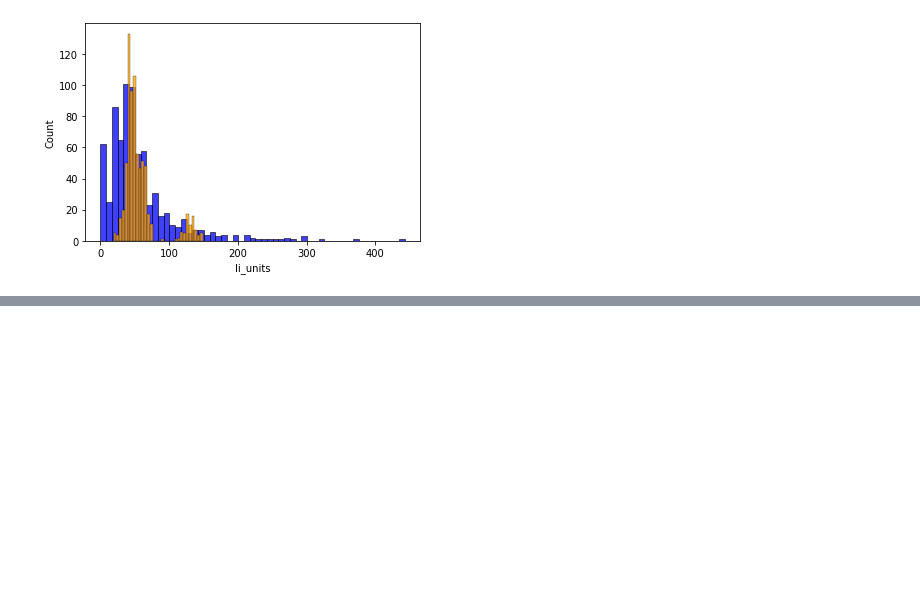
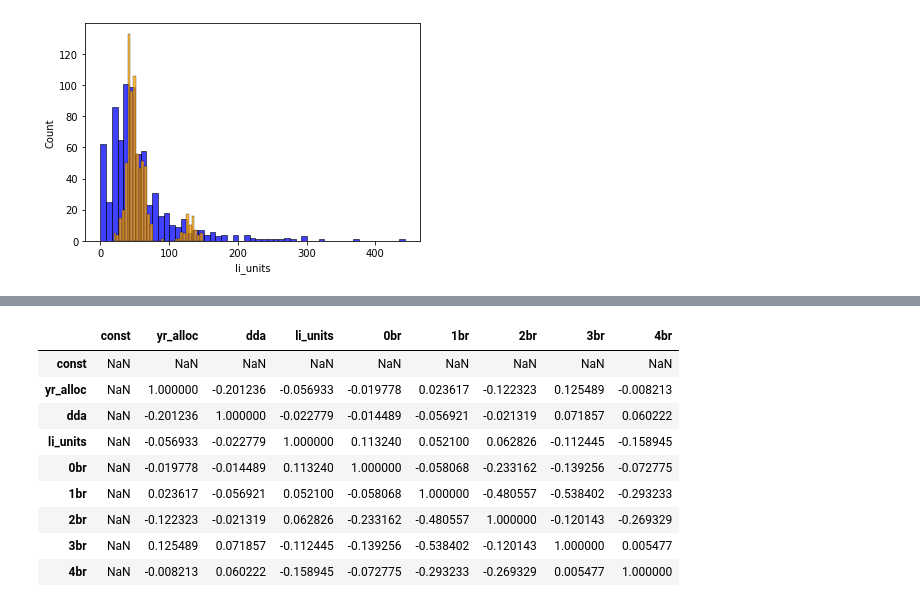
Before and after one commit to pndang/ULI-UCSD-H2H, a Jupyter notebook: LIHTC_analysis/clustering-analysis.ipynb, the cells around one changed output, grey strips where cells are left out. Saved outputs shown, nothing was run; the diff lists cells and outputs as text; code cells hidden in the pictures; blank space fills up the shorter version.

```diff
--- a/LIHTC_analysis/clustering-analysis.ipynb
+++ b/LIHTC_analysis/clustering-analysis.ipynb
@@ -516,0 +584,10 @@ array([ 0.34670054, -0.38835502,  0.87411696, 12.25392933])
+# %%
+# Model: bond ~ yr_alloc + dda + li_units + 0br + 1br + 2br + 3br + 4br
+# The #br are percentages of #-bedroom units
+
+X6 = df[['yr_alloc', 'dda', 'li_units', '0br', '1br', '2br', '3br', '4br']]
+y6 = df['bond']
+# %%
+# Fill empty bedroom percentages with 0
+
+X6.fillna(0, inplace=True)
@@ -516,0 +596,5 @@ array([ 0.34670054, -0.38835502,  0.87411696, 12.25392933])
+# %%
+X6 = sm.add_constant(X6)
+mdl6 = sm.GLM(y6, X6, family=sm.families.Binomial(link=link6))
+result = mdl6.fit()
+print(result.summary())
@@ -516,0 +627,13 @@ array([ 0.34670054, -0.38835502,  0.87411696, 12.25392933])
+# %%
+X6.corr()
+# %% [output]
+|  | const | yr_alloc | dda | li_units | 0br | 1br | 2br | 3br | 4br |
+| const | NaN | NaN | NaN | NaN | NaN | NaN | NaN | NaN | NaN |
+| yr_alloc | NaN | 1.000000 | -0.201236 | -0.056933 | -0.019778 | 0.023617 | -0.122323 | 0.125489 | -0.008213 |
+| dda | NaN | -0.201236 | 1.000000 | -0.022779 | -0.014489 | -0.056921 | -0.021319 | 0.071857 | 0.060222 |
+| li_units | NaN | -0.056933 | -0.022779 | 1.000000 | 0.113240 | 0.052100 | 0.062826 | -0.112445 | -0.158945 |
+| 0br | NaN | -0.019778 | -0.014489 | 0.113240 | 1.000000 | -0.058068 | -0.233162 | -0.139256 | -0.072775 |
+| 1br | NaN | 0.023617 | -0.056921 | 0.052100 | -0.058068 | 1.000000 | -0.480557 | -0.538402 | -0.293233 |
+| 2br | NaN | -0.122323 | -0.021319 | 0.062826 | -0.233162 | -0.480557 | 1.000000 | -0.120143 | -0.269329 |
+| 3br | NaN | 0.125489 | 0.071857 | -0.112445 | -0.139256 | -0.538402 | -0.120143 | 1.000000 | 0.005477 |
+| 4br | NaN | -0.008213 | 0.060222 | -0.158945 | -0.072775 | -0.293233 | -0.269329 | 0.005477 | 1.000000 |
```
Also changed, not shown: parts of 30 cells of this notebook.
